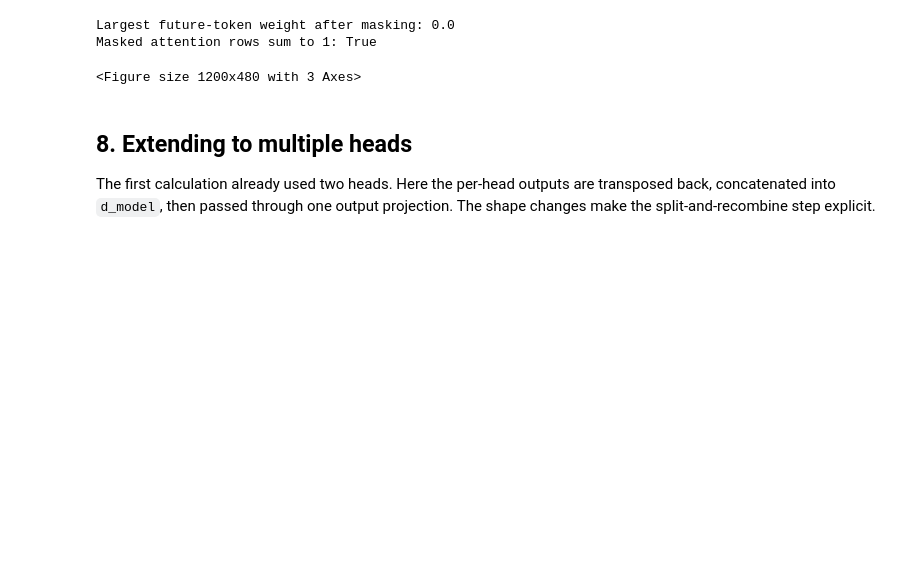
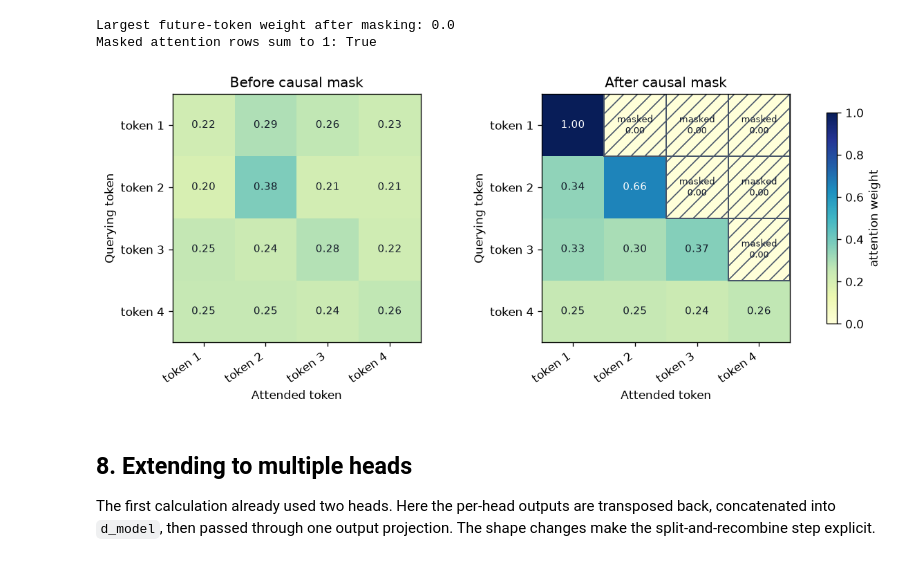
Before and after one commit to SaqlainXoas/ai-research-notes, a Jupyter notebook: experiments/attention-from-scratch/attention-from-scratch.ipynb, the cells around one changed output. Cells and saved outputs as stored; diff of their text form; code cells hidden in the pictures; blank space fills up the shorter version.

```diff
--- a/experiments/attention-from-scratch/attention-from-scratch.ipynb
+++ b/experiments/attention-from-scratch/attention-from-scratch.ipynb
@@ -211,27 +213,27 @@ Masked attention rows sum to 1: True
 # %%
 fig, axes = plt.subplots(1, 2, figsize=(10, 4), constrained_layout=True)
 for ax, matrix, title in zip(axes, [unmasked_weights[0, 0], masked_weights[0, 0]], ['Before causal mask', 'After causal mask']):
     values = matrix.detach().cpu()
     image = ax.imshow(values, vmin=0, vmax=1, cmap='YlGnBu')
     for row in range(seq_len):
         for column in range(seq_len):
             is_future = title == 'After causal mask' and column > row
             if is_future:
                 ax.add_patch(Rectangle((column - 0.5, row - 0.5), 1, 1, fill=False, hatch='//', edgecolor='#475569', linewidth=1.2))
                 ax.text(column, row, 'masked\n0.00', ha='center', va='center', fontsize=8, color='#0f172a')
             else:
                 color = 'white' if values[row, column] > 0.55 else '#111827'
                 ax.text(column, row, f'{values[row, column]:.2f}', ha='center', va='center', fontsize=9, color=color)
     ax.set_xticks(range(seq_len), tokens, rotation=35, ha='right')
     ax.set_yticks(range(seq_len), tokens)
     ax.set_xlabel('Attended token')
     ax.set_ylabel('Querying token')
     ax.set_title(title)
 fig.colorbar(image, ax=axes, label='attention weight', shrink=0.85)
 fig.savefig(figures_dir / 'causal-mask.png', bbox_inches='tight')
-fig
+plt.show()
 # %% [output]
-<Figure size 1200x480 with 3 Axes>
+[figure, added]
 # %% [markdown]
 ## 8. Extending to multiple heads
 
```
Also changed, not shown: parts of 4 cells of this notebook, 1 other file.
